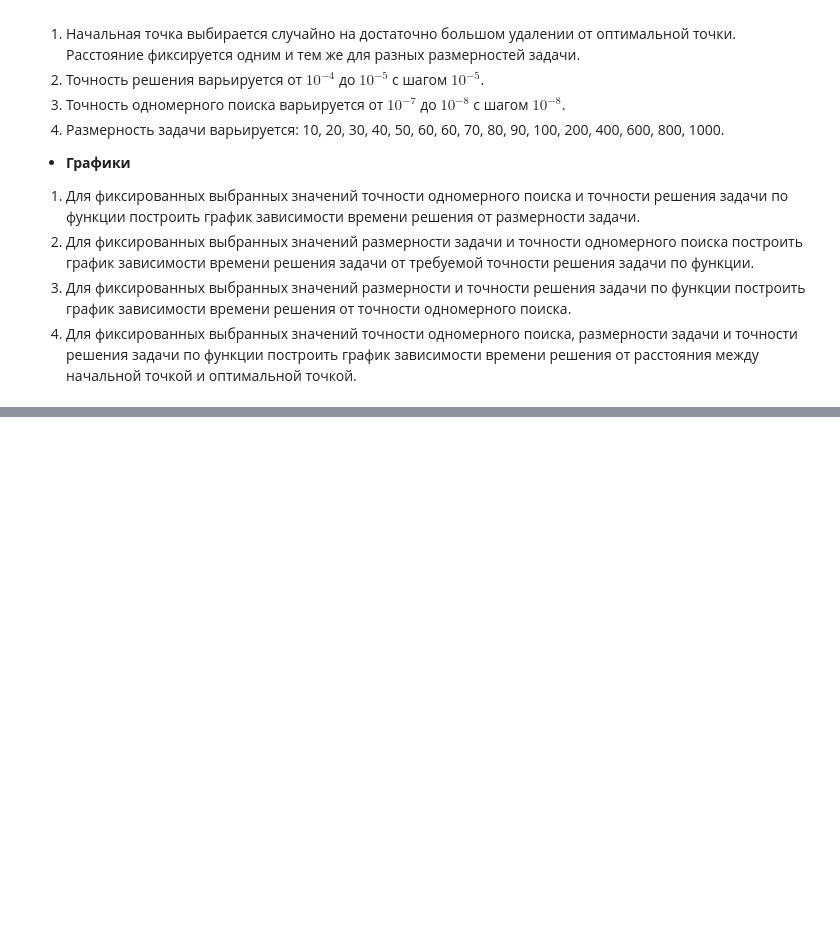
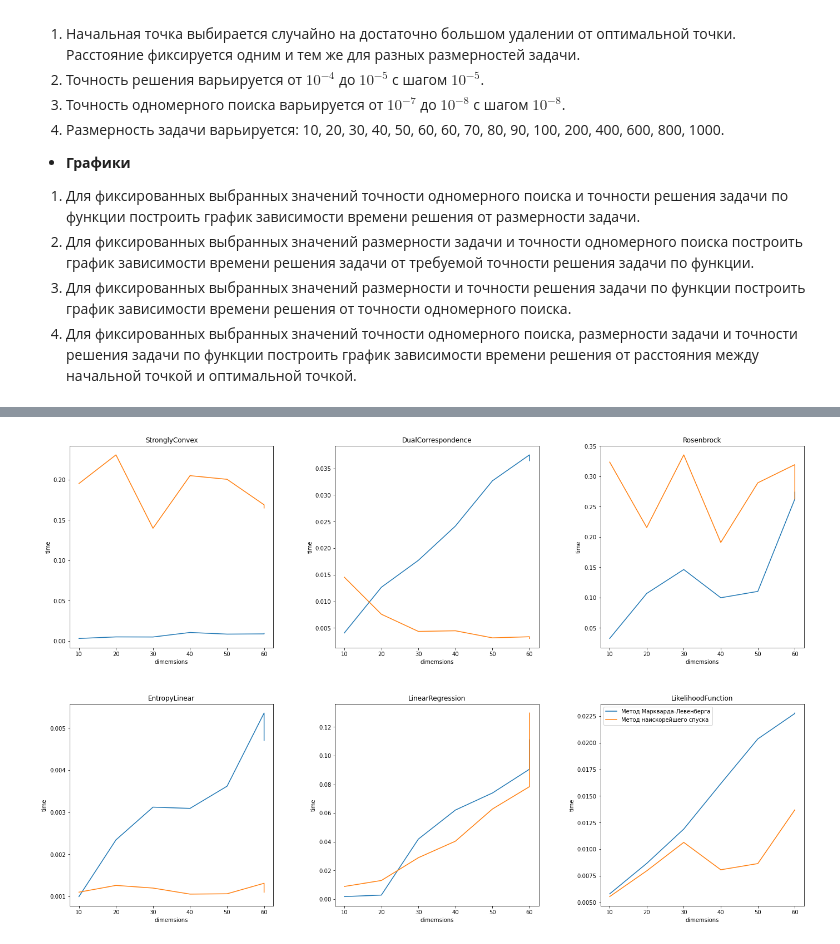
Before and after one commit to fallra1n/math-optimization, a Jupyter notebook: hw-2/OPTI_2.ipynb, the cells around one changed output, grey strips where cells are left out. Cells and saved outputs as stored; diff of their text form; code cells hidden in the pictures; blank space fills up the shorter version.

```diff
--- a/hw-2/OPTI_2.ipynb
+++ b/hw-2/OPTI_2.ipynb
@@ -365,36 +382,38 @@ prec = 1e-1
 steps = 1000
 
 Lst_y_lev = []
 Lst_y_fast = []
 
 for i in range(number_of_func):
     Lst_y_lev.append([])
     Lst_y_fast.append([])
     for dim in dimemsions:
         start_time = time.time()
         x0, param_list = param_gen[i](dim)
         max_steps, eps = steps, prec
         result = levenberg_markvatd2(function_list[i], param_list, x0, max_steps, eps)
         end_time = time.time()
-        Lst_y_fast[i].append(end_time - start_time)
+        Lst_y_lev[i].append(end_time - start_time)
         start_time = time.time()
         result = the_fastest_descent(function_list[i], param_list, x0, max_steps, eps)
         end_time = time.time()
         Lst_y_fast[i].append(end_time - start_time)
 
 
 for i in range(2):
     for j in range(3):
-        if i == 0 and j == 1:
-            continue
-        if i == 1 and j == 0:
-            continue
+        # if i == 0 and j == 1:
+        #     continue
+        # if i == 1 and j == 0:
+        #     continue
         ind = i * 3 + j
         axs[i, j].plot(dimemsions, Lst_y_lev[ind], label='Метод Маркварда-Левенберга')
         axs[i, j].plot(dimemsions, Lst_y_fast[ind], label='Метод наискорейшего спуска')
         axs[i, j].set_title(func_name_list[ind])
-        axs[i, j].set_xlabel('accuracy')
+        axs[i, j].set_xlabel('dimemsions')
         axs[i, j].set_ylabel('time')
 
 plt.legend()
 plt.show()
+# %% [output]
+[figure, added]
```
Also changed, not shown: parts of 3 cells of this notebook.
